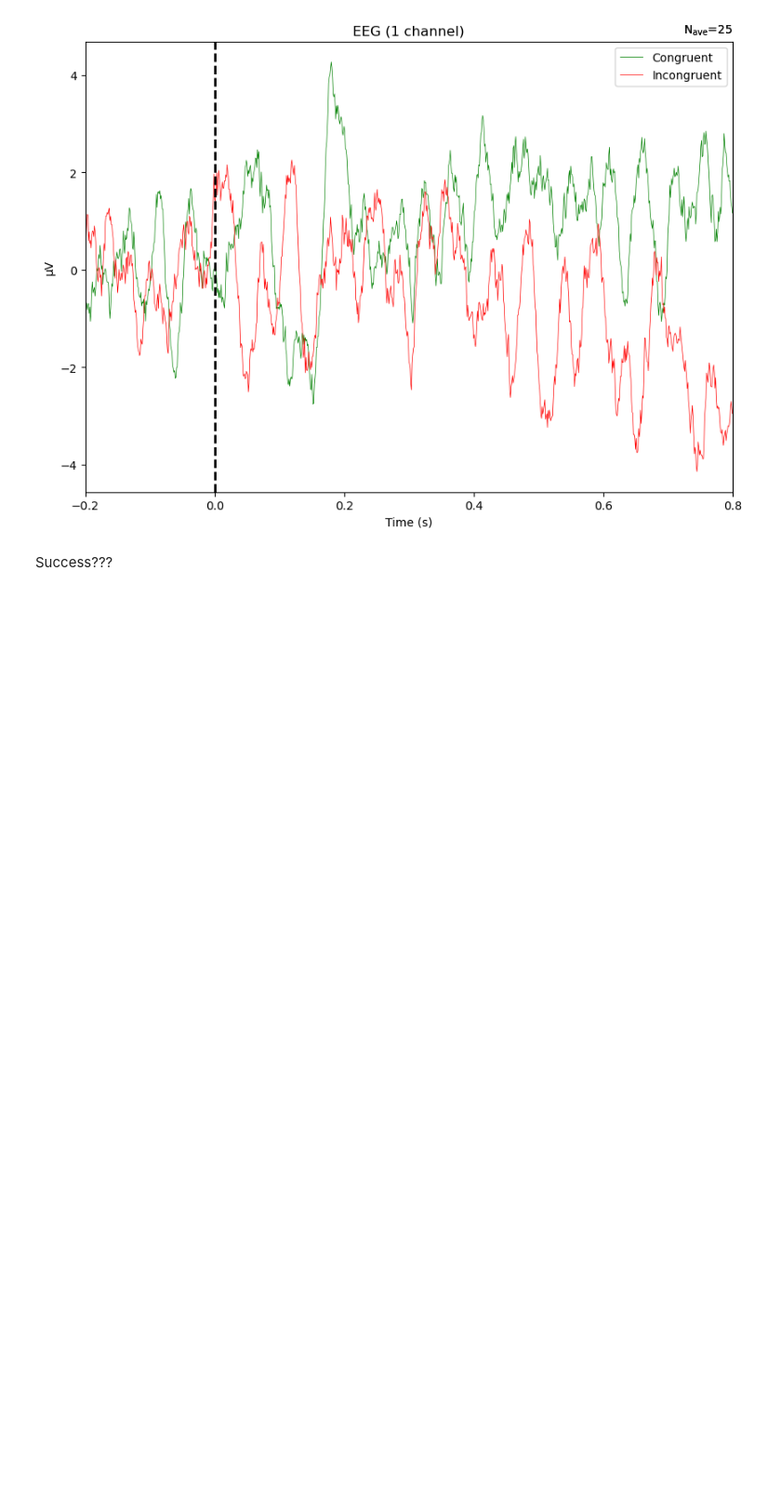
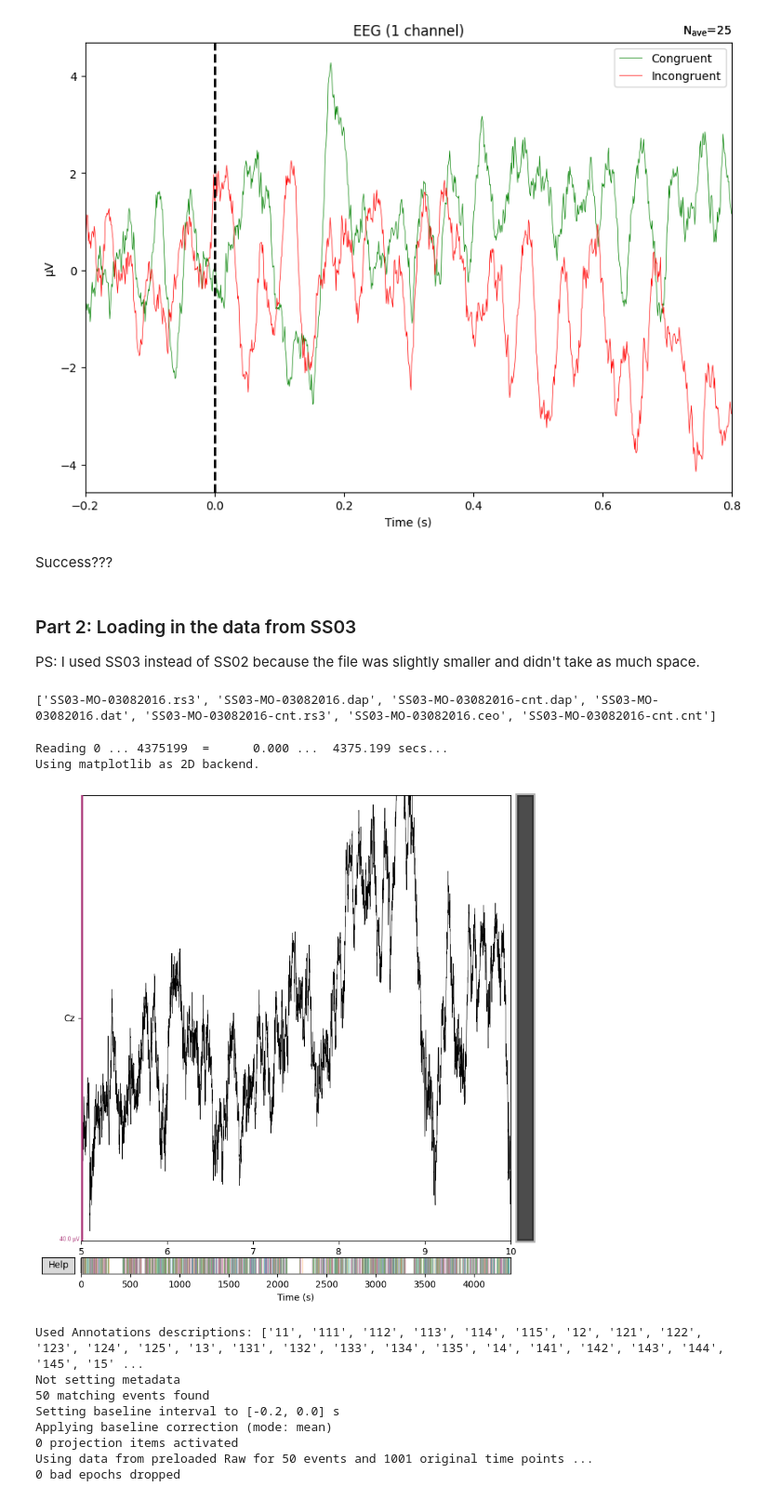
Before and after one commit to xeayerli/SPHSC525_2024, a Jupyter notebook: ERPlab.ipynb, the cells around one changed output. Shown at 93% size. Saved outputs shown, nothing was run; the diff lists cells and outputs as text; code cells hidden in the pictures; blank space fills up the shorter version.

Commit message:
Updated the ERP lab to include SS03 and also the grand average.

```diff
--- a/ERPlab.ipynb
+++ b/ERPlab.ipynb
@@ -216,3 +216,54 @@ Need more than one channel to make topography for eeg. Disabling interactivity.
 [figure]
 # %% [markdown]
 Success???
+# %% [markdown]
+### Part 2: Loading in the data from SS03
+
+PS: I used SS03 instead of SS02 because the file was slightly smaller and didn't take as much space.
+# %%
+# Specify the directory for SS03
+directory_path_SS03 = '/Users/ariel/Desktop/Spring24/525/ERPlab/SS03'
+
+# List files in the new directory
+files_in_directory_SS03 = os.listdir(directory_path_SS03)
+print(files_in_directory_SS03)
+# %% [output]
+['SS03-MO-03082016.rs3', 'SS03-MO-03082016.dap', 'SS03-MO-03082016-cnt.dap', 'SS03-MO-03082016.dat', 'SS03-MO-03082016-cnt.rs3', 'SS03-MO-03082016.ceo', 'SS03-MO-03082016-cnt.cnt']
+# %%
+# Loading in the EEG data for SS03
+file_path_SS03 = '/Users/ariel/Desktop/Spring24/525/ERPlab/SS03/SS03-MO-03082016-cnt.cnt'
+
+# Read raw data without preloading for viewing available channels
+raw_SS03 = mne.io.read_raw_cnt(file_path_SS03, eog='auto', preload=False, verbose=None)
+
+# Load the raw data for Cz channel operations
+raw_SS03_preloaded = mne.io.read_raw_cnt(file_path_SS03, preload=False)
+
+# Pick the Cz channel by name from preloaded data
+picks_Cz_SS03 = mne.pick_channels(raw_SS03_preloaded.info['ch_names'], include=['Cz'])
+
+# Plot the continuous data for the Cz electrode
+raw_SS03_preloaded.plot(picks=picks_Cz_SS03, duration=5, start=5)  # Plots 5 seconds of data starting at 5 seconds
+
+# Convert annotations to events for SS03
+events_SS03, event_id_SS03 = mne.events_from_annotations(raw_SS03_preloaded)
+
+# Check if the event IDs 203 and 207 are present in the event_id dictionary
+if '203' in event_id_SS03 and '207' in event_id_SS03:
+    # Create epochs around these specific events
+    epochs_SS03 = mne.Epochs(raw_SS03_preloaded, events_SS03, event_id={'congruent': event_id_SS03['203'], 'incongruent': event_id_SS03['207']},
+                             tmin=-0.2, tmax=0.8, preload=True, baseline=(None, 0), picks='Cz')
+else:
+    print("The event IDs 203 and 207 are not found in the annotations for SS03.")
+# %% [output]
+Reading 0 ... 4375199  =      0.000 ...  4375.199 secs...
+Using matplotlib as 2D backend.
+[figure, added]
+Used Annotations descriptions: ['11', '111', '112', '113', '114', '115', '12', '121', '122', '123', '124', '125', '13', '131', '132', '133', '134', '135', '14', '141', '142', '143', '144', '145', '15' ...
+Not setting metadata
+50 matching events found
+Setting baseline interval to [-0.2, 0.0] s
+Applying baseline correction (mode: mean)
+0 projection items activated
+Using data from preloaded Raw for 50 events and 1001 original time points ...
+0 bad epochs dropped
```
Also changed, not shown: parts of 7 cells of this notebook.
